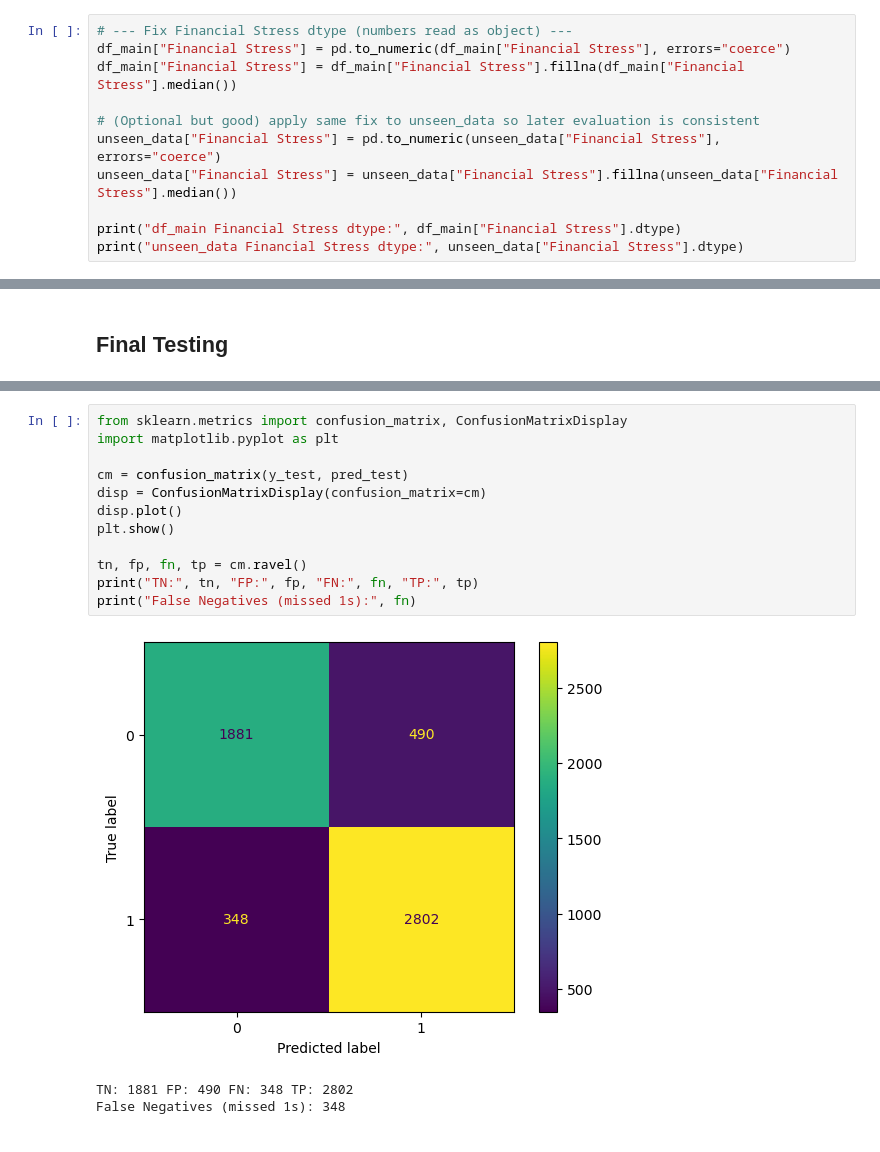
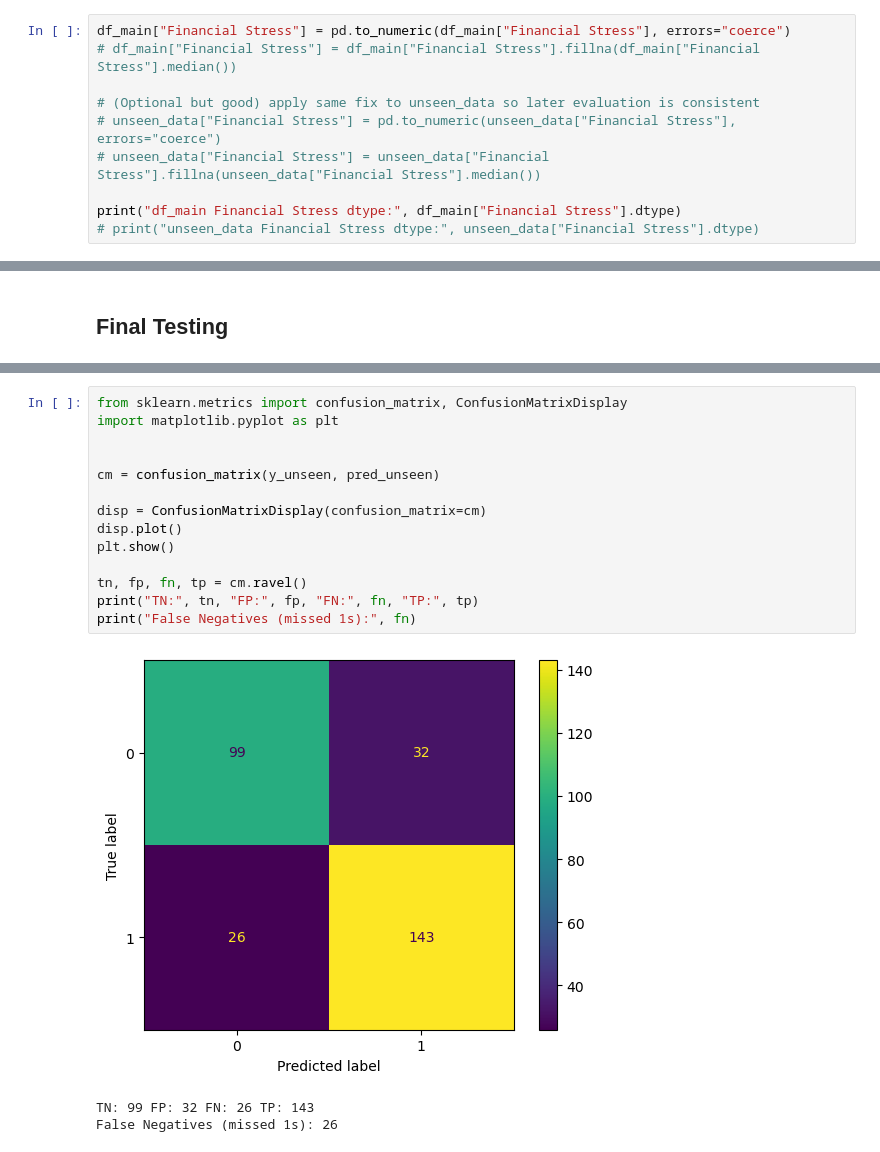
Before and after one commit to JevonsKhoo19/mldp-depression-streamlit, a Jupyter notebook: MLDP_Depression.ipynb, the cells around one changed output, grey strips where cells are left out. Saved outputs shown, nothing was run; the diff lists cells and outputs as text.

```diff
--- a/MLDP_Depression.ipynb
+++ b/MLDP_Depression.ipynb
@@ -440,13 +443,12 @@ Unseen holdout shape: (300, 18)
 # %%
-# --- Fix Financial Stress dtype (numbers read as object) ---
 df_main["Financial Stress"] = pd.to_numeric(df_main["Financial Stress"], errors="coerce")
-df_main["Financial Stress"] = df_main["Financial Stress"].fillna(df_main["Financial Stress"].median())
+# df_main["Financial Stress"] = df_main["Financial Stress"].fillna(df_main["Financial Stress"].median())
 
 # (Optional but good) apply same fix to unseen_data so later evaluation is consistent
-unseen_data["Financial Stress"] = pd.to_numeric(unseen_data["Financial Stress"], errors="coerce")
-unseen_data["Financial Stress"] = unseen_data["Financial Stress"].fillna(unseen_data["Financial Stress"].median())
+# unseen_data["Financial Stress"] = pd.to_numeric(unseen_data["Financial Stress"], errors="coerce")
+# unseen_data["Financial Stress"] = unseen_data["Financial Stress"].fillna(unseen_data["Financial Stress"].median())
 
 print("df_main Financial Stress dtype:", df_main["Financial Stress"].dtype)
-print("unseen_data Financial Stress dtype:", unseen_data["Financial Stress"].dtype)
+# print("unseen_data Financial Stress dtype:", unseen_data["Financial Stress"].dtype)
 # %% [output]
 df_main Financial Stress dtype: float64
@@ -1840,17 +1922,19 @@ Since the project goal is to detect depression cases (**Class 1**), **Recall(1)*
 # %%
 from sklearn.metrics import confusion_matrix, ConfusionMatrixDisplay
 import matplotlib.pyplot as plt
 
-cm = confusion_matrix(y_test, pred_test)
+
+cm = confusion_matrix(y_unseen, pred_unseen)
+
 disp = ConfusionMatrixDisplay(confusion_matrix=cm)
 disp.plot()
 plt.show()
 
 tn, fp, fn, tp = cm.ravel()
 print("TN:", tn, "FP:", fp, "FN:", fn, "TP:", tp)
 print("False Negatives (missed 1s):", fn)
 # %% [output]
-[figure, old version]
+[figure, new version]
-TN: 1881 FP: 490 FN: 348 TP: 2802
-False Negatives (missed 1s): 348
+TN: 99 FP: 32 FN: 26 TP: 143
+False Negatives (missed 1s): 26
 # %% [markdown]
```
Also changed, not shown: parts of 24 cells of this notebook, 4 other files.
